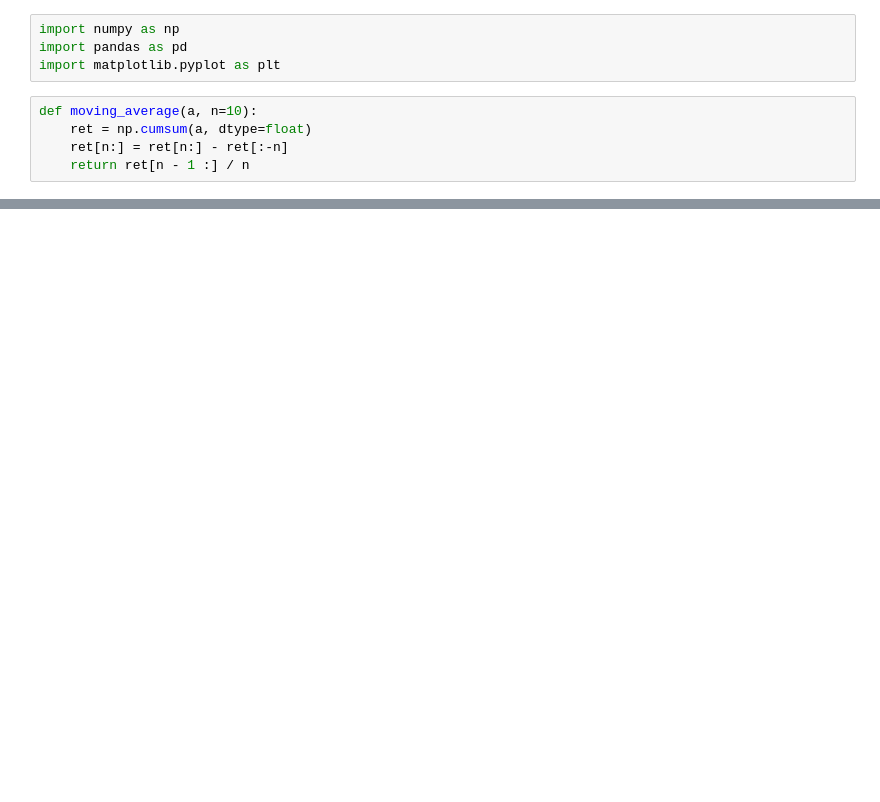
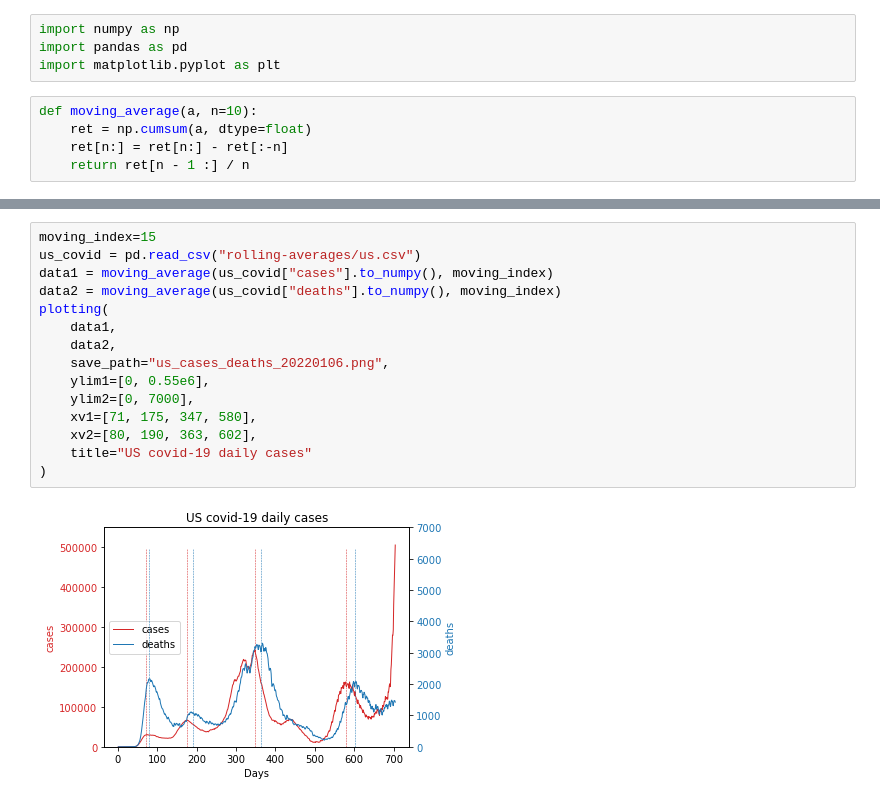
Before and after one commit to thomasly/covid-19-data, a Jupyter notebook: curve_plot.ipynb, the cells around one changed output, grey strips where cells are left out. Cells and saved outputs as stored; diff of their text form; blank space fills up the shorter version.

Commit message:
plots

```diff
--- a/curve_plot.ipynb
+++ b/curve_plot.ipynb
@@ -42,0 +61,17 @@ plt.show()
+# %%
+moving_index=15
+us_covid = pd.read_csv("rolling-averages/us.csv")
+data1 = moving_average(us_covid["cases"].to_numpy(), moving_index)
+data2 = moving_average(us_covid["deaths"].to_numpy(), moving_index)
+plotting(
+    data1,
+    data2,
+    save_path="us_cases_deaths_20220106.png",
+    ylim1=[0, 0.55e6],
+    ylim2=[0, 7000],
+    xv1=[71, 175, 347, 580],
+    xv2=[80, 190, 363, 602],
+    title="US covid-19 daily cases"
+)
+# %% [output]
+[figure, added]
```
Also changed, not shown: parts of 3 cells of this notebook, 3 other files.
